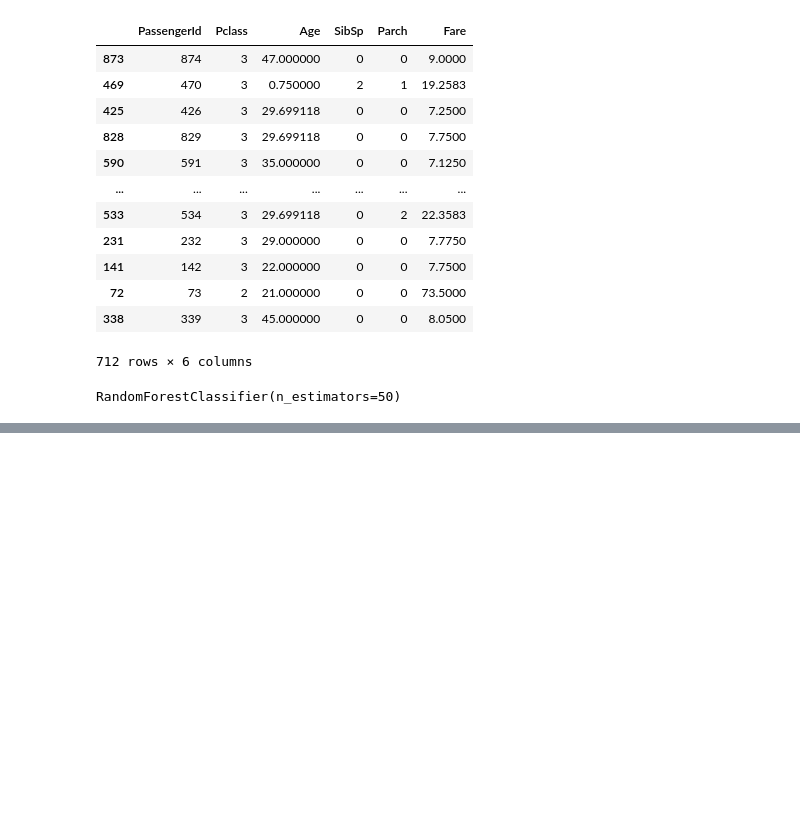
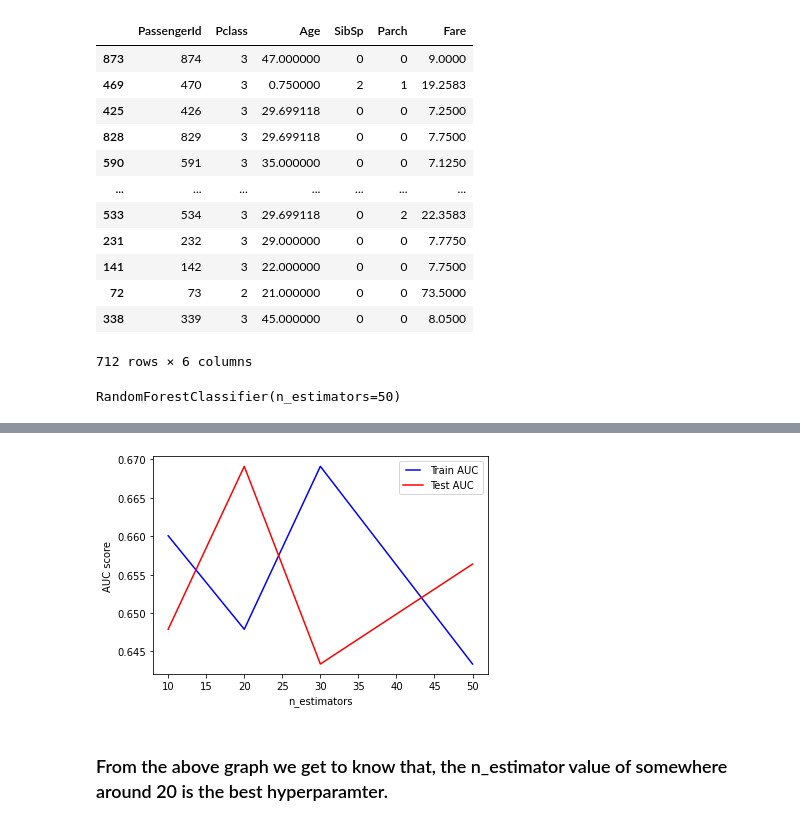
Before and after one commit to iamatul1214/Machine-learning-, a Jupyter notebook: Random Forest classification -- Bagging method.ipynb, the cells around one changed output, grey strips where cells are left out. Saved outputs shown, nothing was run; the diff lists cells and outputs as text; code cells hidden in the pictures; blank space fills up the shorter version.

```diff
--- a/Random Forest classification -- Bagging method.ipynb
+++ b/Random Forest classification -- Bagging method.ipynb
@@ -167,0 +167,33 @@ roc_auc_score
+# %%
+## Let's create a for loop for testing different n_estimators
+n_estimators = [10,20,30,50]
+train_results = []
+test_results = []
+
+for estimator in n_estimators:
+    rf = RandomForestClassifier(n_estimators= estimator)
+    rf.fit(x_train, y_train)
+    train_pred = rf.predict(x_train)
+    fpr, tpr, threshold = roc_curve(y_train, train_pred)
+    roc_auc_score_train = auc(fpr, tpr)
+    train_results.append(roc_auc_score_test)
+
+    test_pred = rf.predict(x_test)
+    fpr, tpr, threshold = roc_curve(y_test, test_pred)
+    roc_auc_score_test = auc(fpr, tpr)
+    test_results.append(roc_auc_score_test)
+# %%
+## Visulaizing the train and test results
+def visualize_train_test_accuracy(x_axis,x_data,y_data1,y_data2, y_axis = 'AUC score',label1="Train AUC", label2="Test AUC"):
+    line1, = plt.plot(x_data, y_data1, "b" , label = label1)
+    line2, = plt.plot(x_data, y_data2, "r" , label = label2)
+    plt.legend(handler_map = {line1 : HandlerLine2D(numpoints=2)})
+    plt.xlabel(x_axis)
+    plt.ylabel(y_axis)
+    plt.show()
+# %%
+visualize_train_test_accuracy(x_axis='n_estimators',x_data=n_estimators,y_data1=train_results, y_data2=test_results)
+# %% [output]
+[figure, added]
+# %% [markdown]
+### From the above graph we get to know that, the n_estimator value of somewhere around 20 is the best hyperparamter.
```
Also changed, not shown: parts of 7 cells of this notebook, 1 other file.
